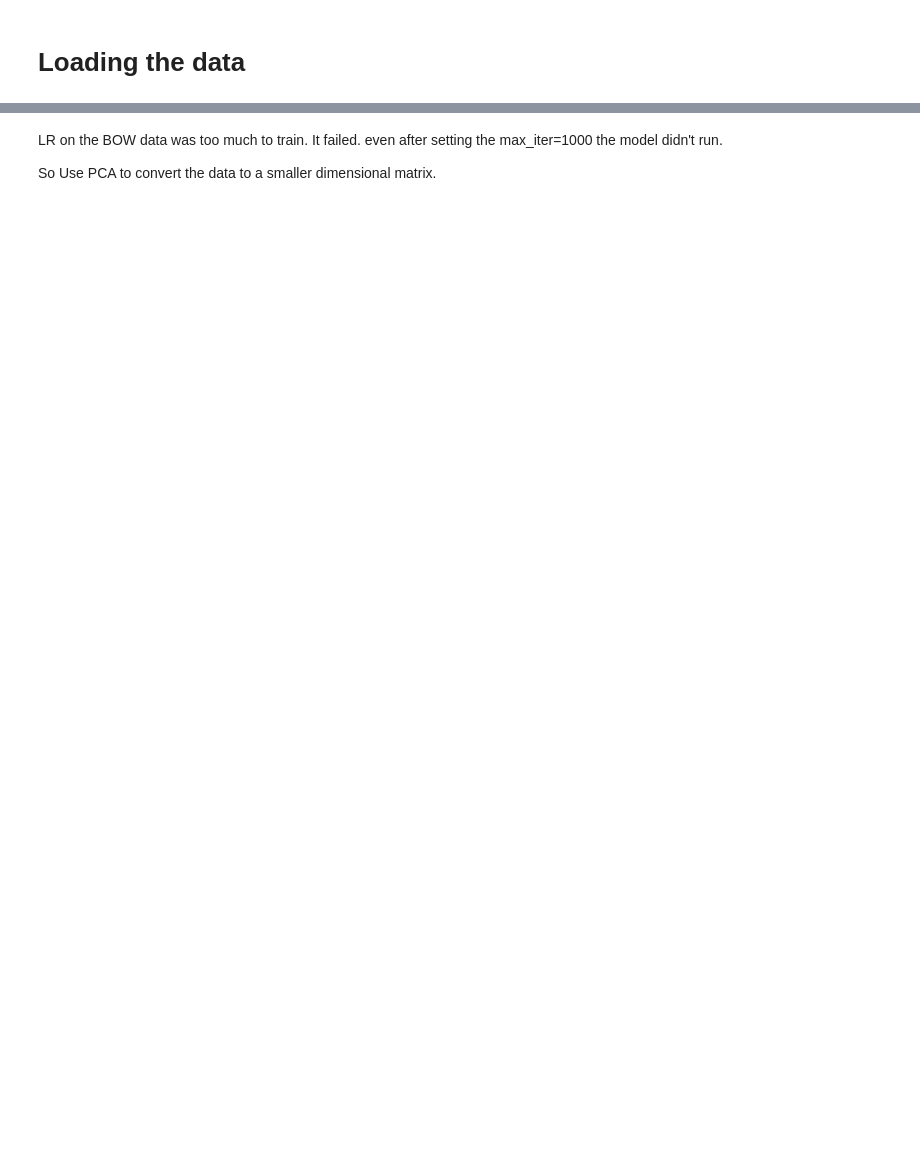
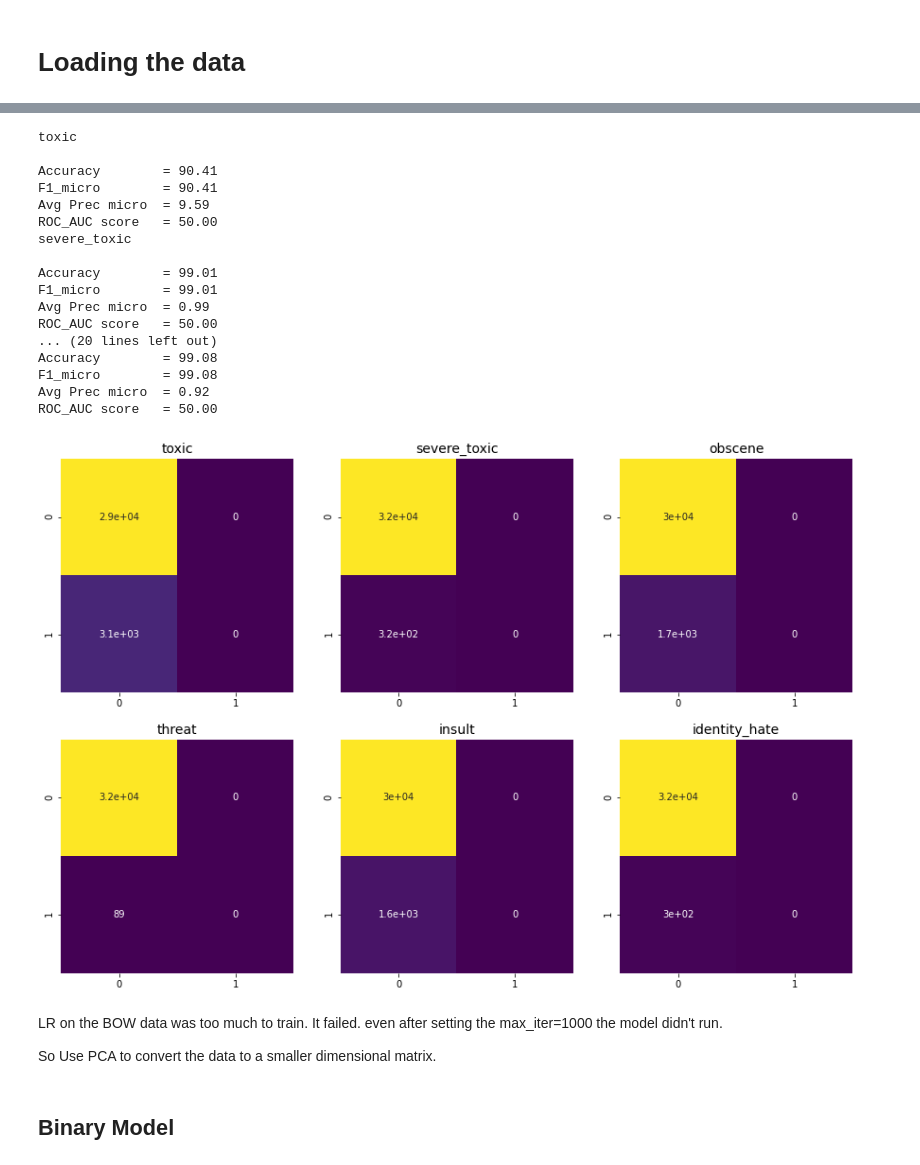
Before and after one commit to dyasutomo/ToxCom, a Jupyter notebook: g02_linear_models.ipynb, the cells around one changed output, grey strips where cells are left out. Drawn from its saved outputs; the diff is of its cells as text; code cells hidden in the pictures; blank space fills up the shorter version.

```diff
--- a/g02_linear_models.ipynb
+++ b/g02_linear_models.ipynb
@@ -96,3 +166,26 @@ ROC_AUC score   = 68.61
+# %%
+from sklearn.ensemble import RandomForestClassifier
+model = RandomForestClassifier(n_estimators=500, max_depth = 20)
+train_multioutput(model, X_train_tf, y_train_tf, X_test_tf, y_test_tf)
+# %% [output]
+toxic
+
+Accuracy        = 90.41
+F1_micro        = 90.41
+Avg Prec micro  = 9.59
+ROC_AUC score   = 50.00
+severe_toxic
+
+Accuracy        = 99.01
+F1_micro        = 99.01
+Avg Prec micro  = 0.99
+ROC_AUC score   = 50.00
+... (20 lines left out)
+Accuracy        = 99.08
+F1_micro        = 99.08
+Avg Prec micro  = 0.92
+ROC_AUC score   = 50.00
+[figure, added]
 # %%
 from sklearn.model_selection import train_test_split
 from sklearn.feature_extraction.text import TfidfVectorizer, CountVectorizer
@@ -153,3 +246,5 @@ So Use PCA to convert the data to a smaller dimensional matrix.
 # plt.ylabel("Cumulative Variance Explained", fontsize=16)
 
 # plt.show()
+# %% [markdown]
+## Binary Model
```
Also changed, not shown: parts of 26 cells of this notebook, 1 other file.
